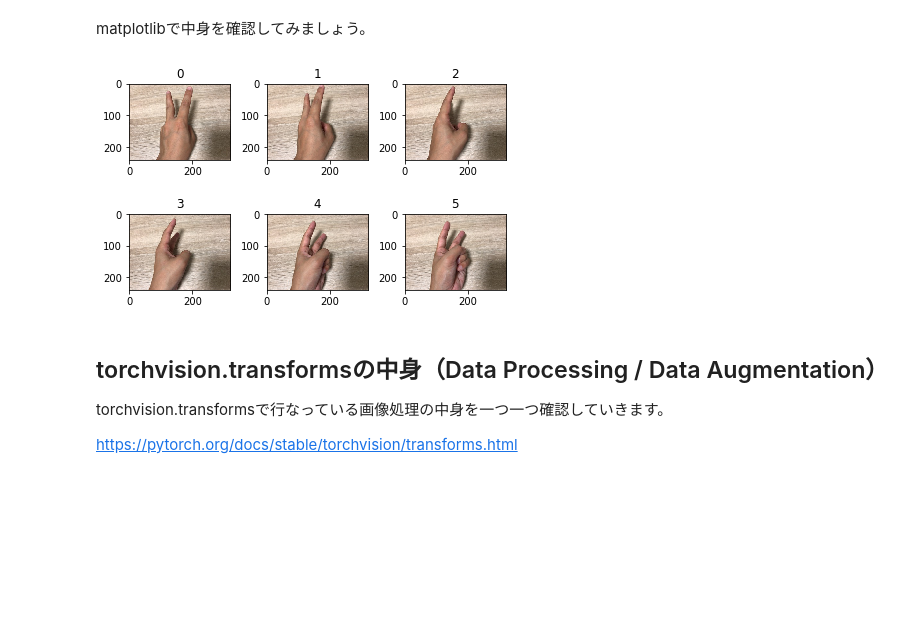
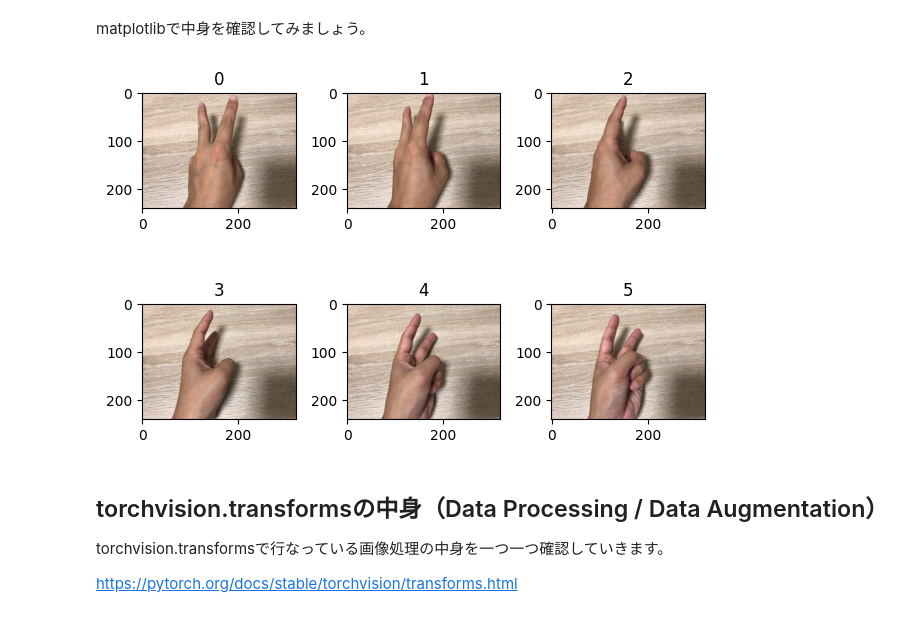
Before and after one commit to karaage0703/pytorch-example, a Jupyter notebook: colab_notebooks/pytorch_data_preprocessing.ipynb, the cells around one changed output. Drawn from its saved outputs; the diff is of its cells as text; code cells hidden in the pictures; blank space fills up the shorter version.

```diff
--- a/colab_notebooks/pytorch_data_preprocessing.ipynb
+++ b/colab_notebooks/pytorch_data_preprocessing.ipynb
@@ -107,12 +107,12 @@ matplotlibで中身を確認してみましょう。
 # %%
 image_numb = 6 # 3の倍数を指定してください
 for i in range(0, image_numb):
-  ax = plt.subplot(image_numb / 3, 3, i + 1)
+  ax = plt.subplot(int(image_numb / 3), 3, i + 1)
   plt.tight_layout()
   ax.set_title(str(i))
   plt.imshow(dataset[i][0])
 # %% [output]
-[figure, old version]
+[figure, new version]
 # %% [markdown]
 ## torchvision.transformsの中身（Data Processing / Data Augmentation）
 
```
Also changed, not shown: parts of 12 cells of this notebook.
